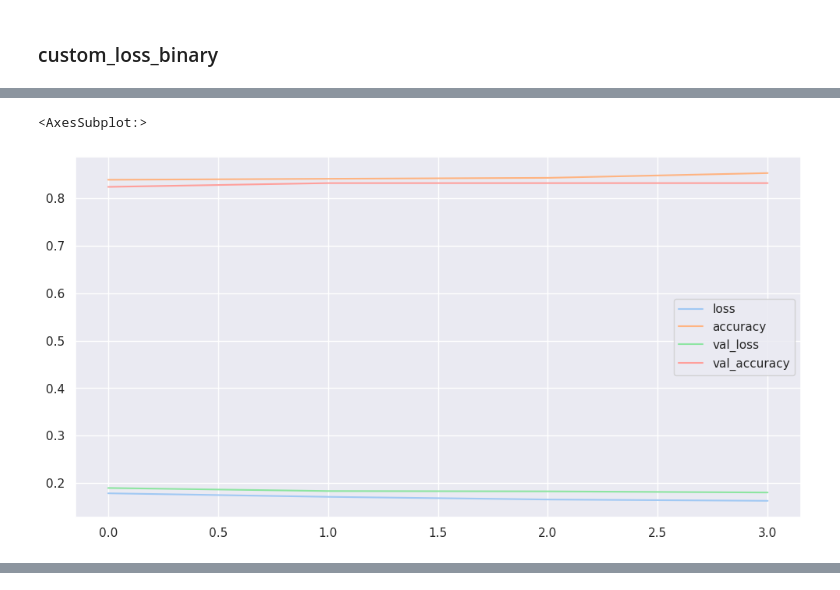
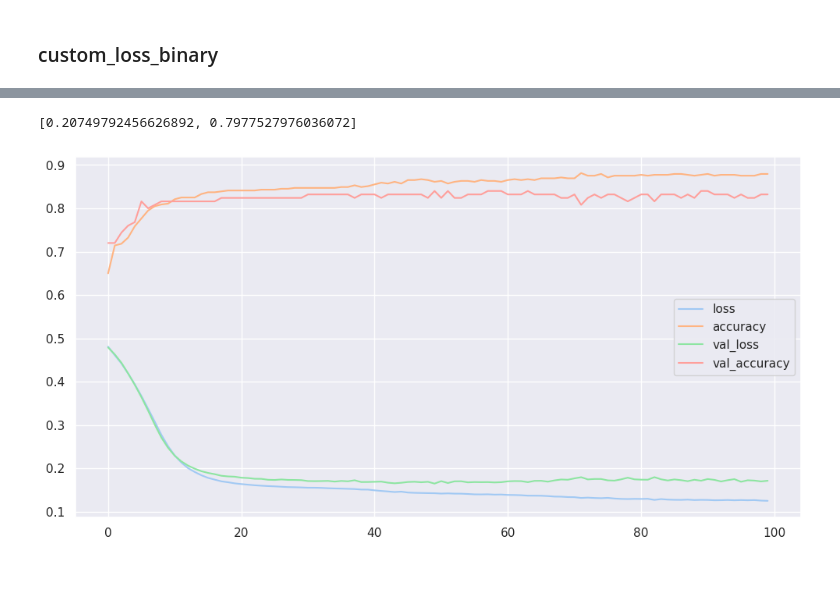
Before and after one commit to dimitrije-stamenkovic/ML3, a Jupyter notebook: dnn-titanic-survival.ipynb, the cells around one changed output, grey strips where cells are left out. Cells and saved outputs as stored; diff of their text form; code cells hidden in the pictures.

```diff
--- a/dnn-titanic-survival.ipynb
+++ b/dnn-titanic-survival.ipynb
@@ -481,5 +481,31 @@ Epoch 4/4
-# %%
-pd.DataFrame(hist.history).plot(figsize=PLOT_SIZE)
-# %% [output]
-<AxesSubplot:>
-[figure, removed]
+# %%
+def my_loss(y_true, y_pred):
+
+    loss = K.abs(float(y_pred) - float(y_true))
+    loss = loss *[0.38, 0.62]
+    loss = K.sum(loss, axis=1)
+    return loss
+
+K.clear_session()
+keras_model = keras.models.Sequential([
+
+    keras.layers.Input(shape=[12]),
+    keras.layers.Dense(32, activation="relu"),
+    keras.layers.Dense(16, activation="relu"),
+    keras.layers.Dense(8, activation="relu"),
+    keras.layers.Dense(1, activation="sigmoid")
+])
+
+keras_model.compile(
+        optimizer= tf.keras.optimizers.RMSprop(),
+        loss= my_loss,
+        metrics=["accuracy"]
+    )
+
+hist = keras_model.fit(X_train_s, y_train,
+                       validation_split=0.2,
+                       epochs=100)
+pd.DataFrame(hist.history).plot(figsize=PLOT_SIZE)
+
+keras_model.evaluate(X_test_s, y_test)
+# %% [output]
@@ -485,0 +529,2 @@ pd.DataFrame(hist.history).plot(figsize=PLOT_SIZE)
+[0.20749792456626892, 0.7977527976036072]
+[figure, added]
```
Also changed, not shown: parts of 28 cells of this notebook.
